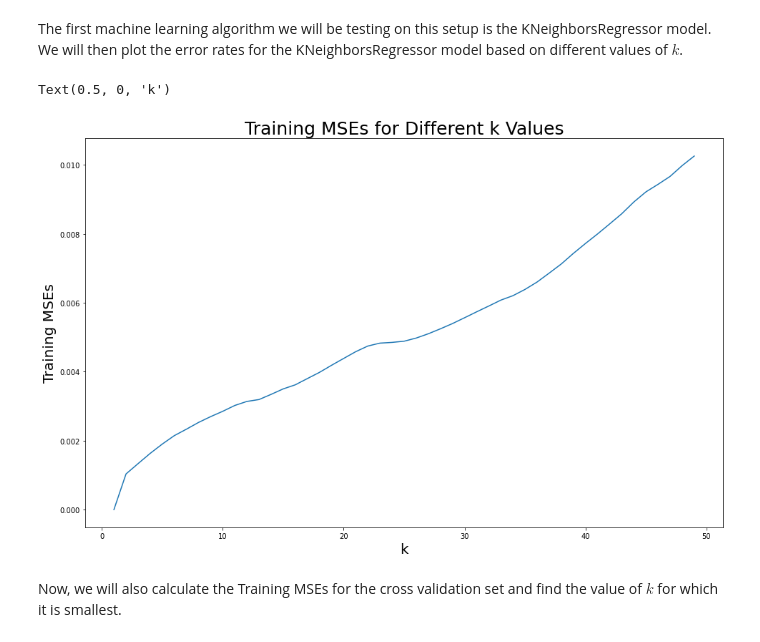
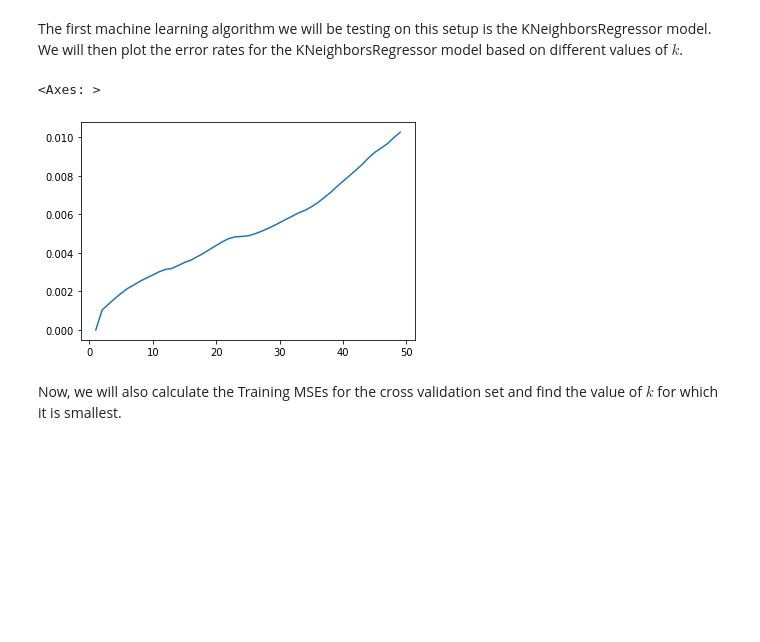
Before and after one commit to szertan/DATASCI112-Space-Thruster-Project, a Jupyter notebook: STP_ML_Models.ipynb, the cells around one changed output. Cells and saved outputs as stored; diff of their text form; code cells hidden in the pictures; blank space fills up the shorter version.

```diff
--- a/STP_ML_Models.ipynb
+++ b/STP_ML_Models.ipynb
@@ -56,38 +56,32 @@ The first machine learning algorithm we will be testing on this setup is the KNe
 # %%
 from sklearn.neighbors import KNeighborsRegressor
 from sklearn.compose import make_column_transformer
 from sklearn.preprocessing import OneHotEncoder
 from sklearn.preprocessing import StandardScaler
 from sklearn.pipeline import make_pipeline
 from sklearn.metrics import mean_squared_error
 
 X_train = m_train[["test_pressure", "test_mode", "cumulated_throughput", "cumulated_on_time", "cumulated_pulses", "mfr_avg"]]
 y_train = m_train["thrust_rms"]
 X_test = m_test[["test_pressure", "test_mode", "cumulated_throughput", "cumulated_on_time", "cumulated_pulses", "mfr_avg"]]
 y_test = m_test["thrust_rms"]
 
 ks, training_mses = range(1, 50), []
 for k in ks:
   pipeline_kmeans = make_pipeline(
       make_column_transformer(
           (OneHotEncoder(), ["test_mode"]),
           remainder="passthrough"),
       StandardScaler(),
       KNeighborsRegressor(n_neighbors=k, metric="euclidean"))
   pipeline_kmeans.fit(X_train, y_train)
   y_train_ = pipeline_kmeans.predict(X_train)  # the trailing underscore is the equivalent of "hat", indicates fitted value
   training_mses.append(mean_squared_error(y_train, y_train_))
 
 pd.Series(training_mses, index=ks).plot.line()
-fig = plt.gcf()
-fig.set_size_inches(16,10)
-plt.title("Training MSEs for Different k Values", size=25)
-ax = plt.gca()
-ax.set_ylabel("Training MSEs", size = 20)
-ax.set_xlabel("k", size = 20)
 # %% [output]
-Text(0.5, 0, 'k')
+<Axes: >
-[figure, old version]
+[figure, new version]
 # %% [markdown]
 Now, we will also calculate the Training MSEs for the cross validation set and find the value of $k$ for which it is smallest.
 # %%
```
